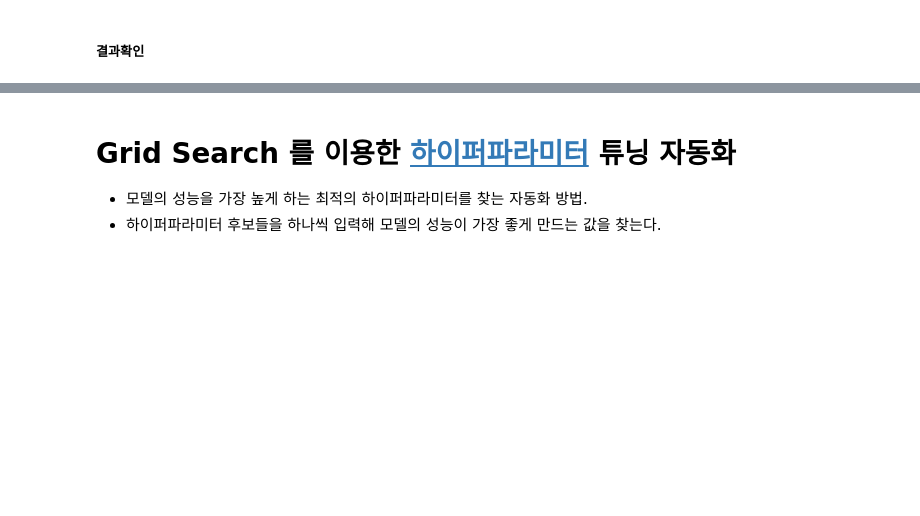
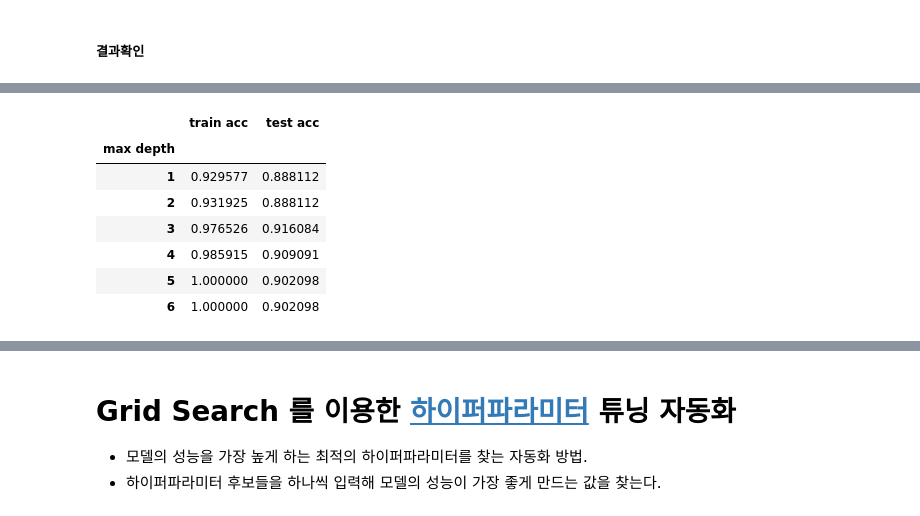
Before and after one commit to kgmyhGit/SKN06, a Jupyter notebook: 08_machine_learning/06_과적합_일반화_그리드서치_파이프라인.ipynb, the cells around one changed output, grey strips where cells are left out. Drawn from its saved outputs; the diff is of its cells as text; code cells hidden in the pictures; blank space fills up the shorter version.

```diff
--- a/08_machine_learning/06_과적합_일반화_그리드서치_파이프라인.ipynb
+++ b/08_machine_learning/06_과적합_일반화_그리드서치_파이프라인.ipynb
@@ -190,2 +250,13 @@ result_df
+# %%
+result_df.set_index('max depth')
+# %% [output]
+|  | train acc | test acc |
+| max depth |  |  |
+| 1 | 0.929577 | 0.888112 |
+| 2 | 0.931925 | 0.888112 |
+| 3 | 0.976526 | 0.916084 |
+| 4 | 0.985915 | 0.909091 |
+| 5 | 1.000000 | 0.902098 |
+| 6 | 1.000000 | 0.902098 |
 # %%
 result_df.set_index('max depth').plot();
```
Also changed, not shown: parts of 64 cells of this notebook, 2 other files.
